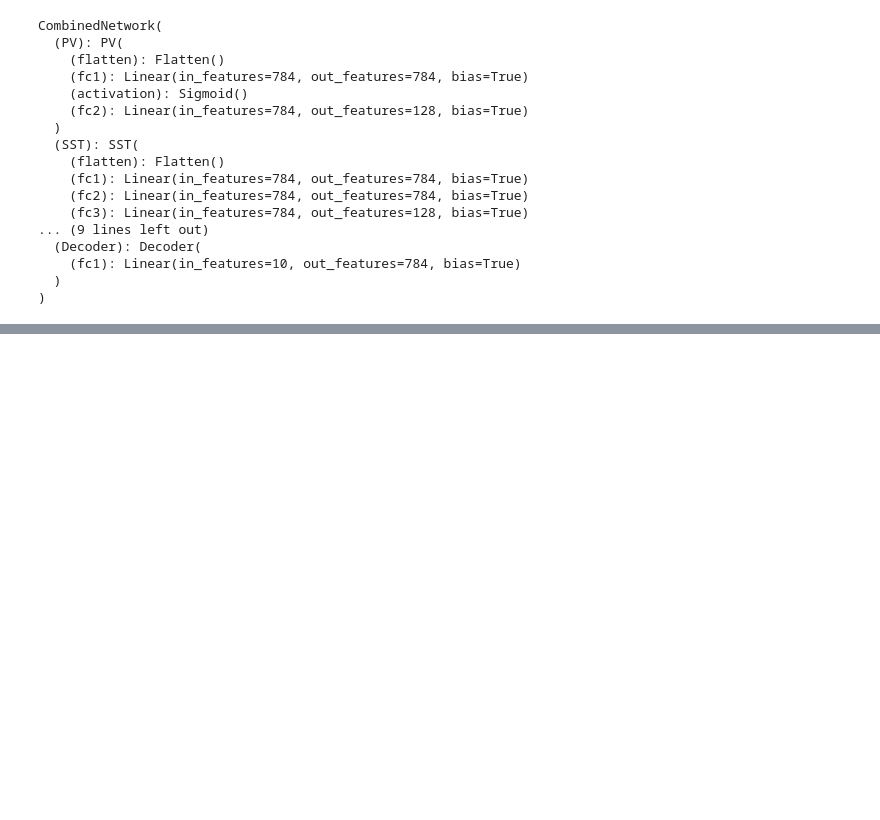
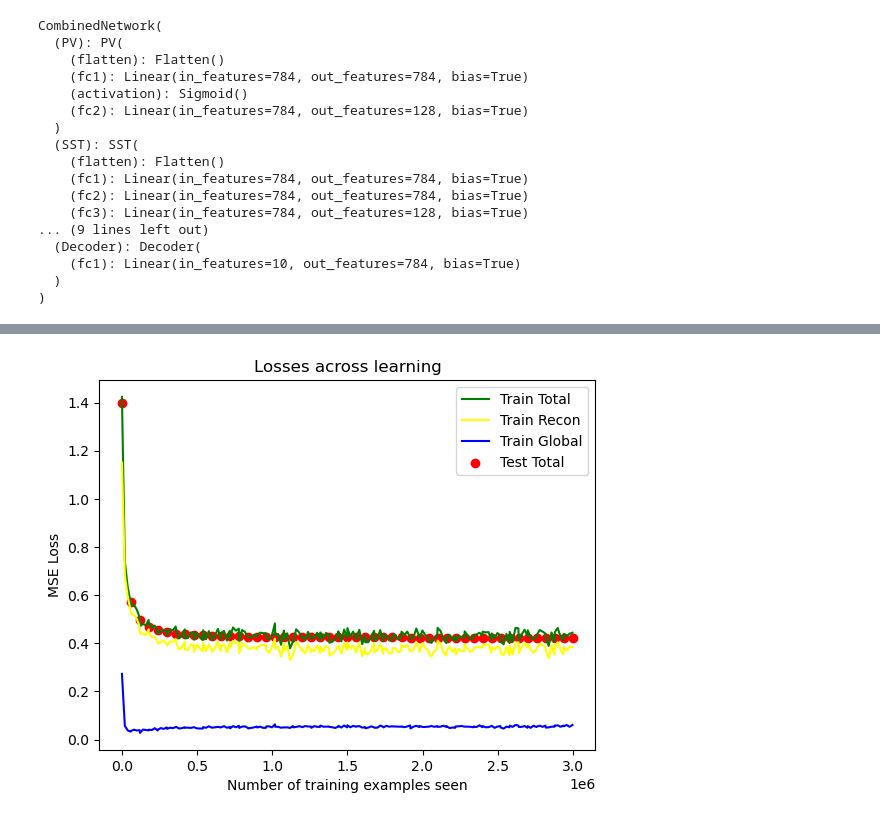
Before and after one commit to imarmouset/LocalGlobal_CostFunctions, a Jupyter notebook: exp_combined.ipynb, the cells around one changed output, grey strips where cells are left out. Saved outputs shown, nothing was run; the diff lists cells and outputs as text; code cells hidden in the pictures; blank space fills up the shorter version.

Commit message:
Combined: recon+global

```diff
--- a/exp_combined.ipynb
+++ b/exp_combined.ipynb
@@ -69,0 +199,15 @@ CombinedNetwork(
+# %%
+import matplotlib.pyplot as plt
+fig = plt.figure()
+plt.plot(train_counter, train_losses, color='green')
+plt.plot(train_counter, train_recon_losses, color='yellow')
+plt.plot(train_counter, train_global_losses, color='blue')
+plt.scatter(test_counter, test_losses, color='red')
+plt.legend(['Train Total', 'Train Recon', 'Train Global','Test Total'], loc='upper right')
+plt.xlabel('Number of training examples seen')
+plt.ylabel('MSE Loss')
+plt.title("Losses across learning")
+
+plt.savefig('optADAM,lr0.001,betas0.9,0.999.png')
+# %% [output]
+[figure, added]
```
Also changed, not shown: parts of 6 cells of this notebook, 5 other files.
